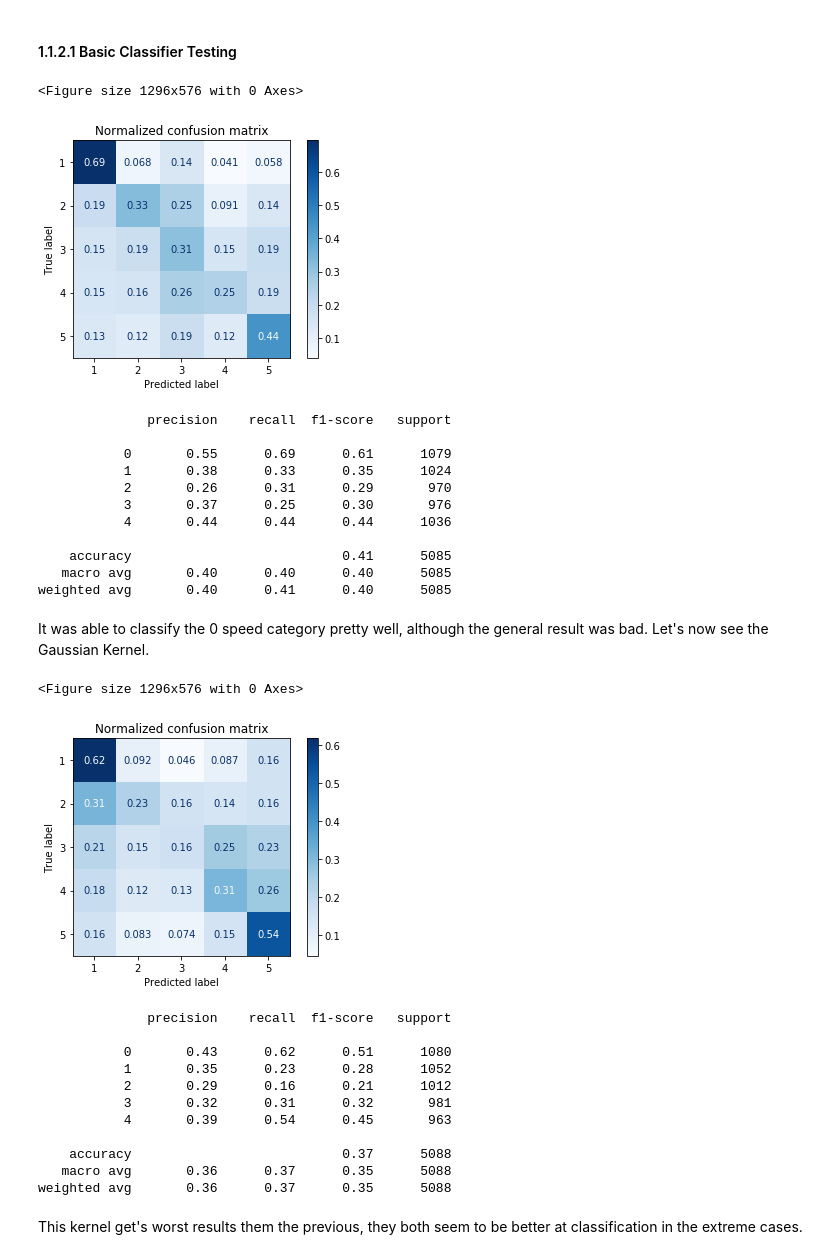
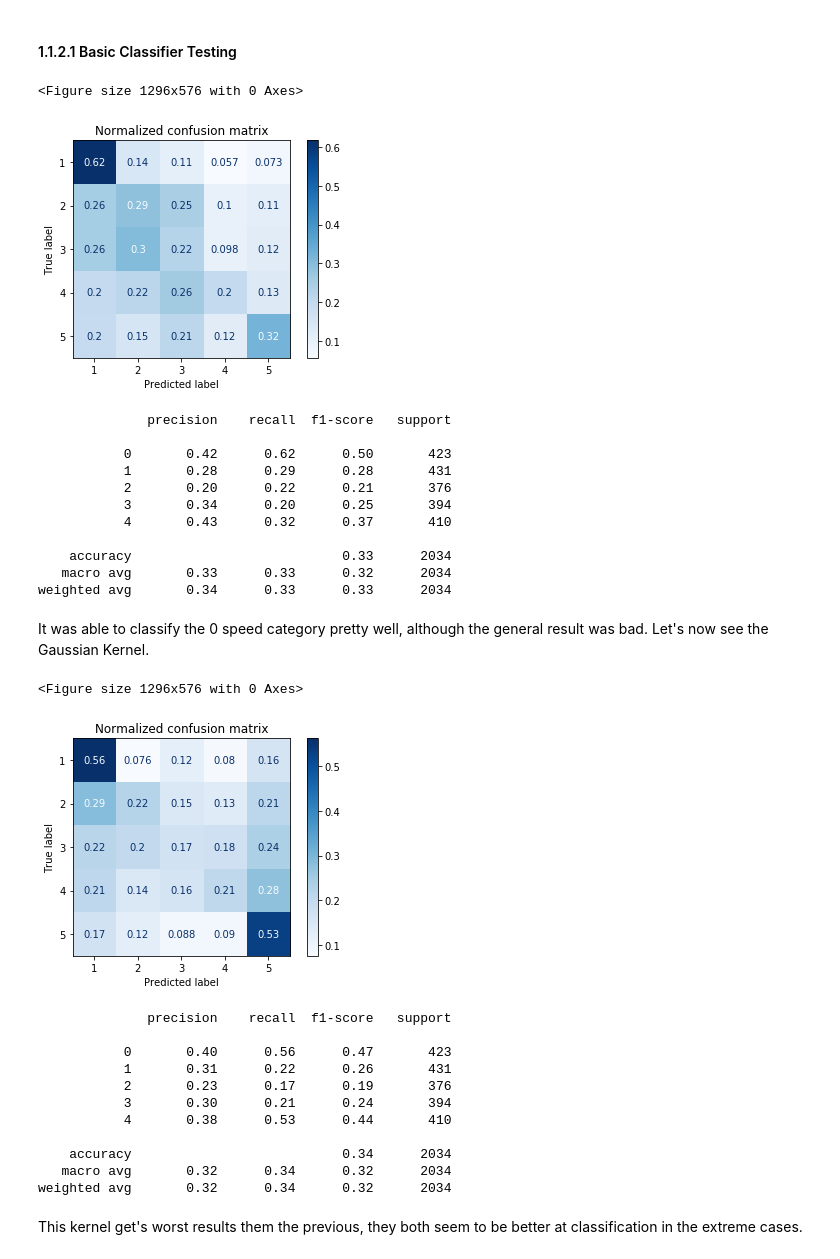
Before and after one commit to PedroCotovio/MLproject, a Jupyter notebook: Task1.ipynb, the cells around one changed output. Saved outputs shown, nothing was run; the diff lists cells and outputs as text; code cells hidden in the pictures.

```diff
--- a/Task1.ipynb
+++ b/Task1.ipynb
@@ -221,12 +223,8 @@ Param Selected:  548.5764441274891
 # %% [markdown]
 #### 1.1.1.3 Model Metrics
 # %%
-# Split the data into a training set and a test set
-X_train, X_test, y_train, y_test = train_test_split(Bl, my, random_state=0)
-#Fit classifier
-logit.fit(X_train, y_train)
 #Confusion Matrix
-plt, metrics= model_metrics(X_test,y_test, logit, [1,2,3,4,5])
+plt, metrics= model_metrics(Bl, my, logit, [1,2,3,4,5])
 plt.show()
 print(metrics)
 # %% [output]
@@ -264,26 +250,25 @@ We start with the Polynomial kernel
 # %% [markdown]
 #### 1.1.2.1 Basic Classifier Testing
 # %%
-X_train, X_test, y_train, y_test = train_test_split(Bl, my, random_state=0)
 svclassifier = SVC(kernel='poly', degree=5, C=1)
 svclassifier.fit(X_train, y_train)
 plt, metrics= model_metrics(X_test,y_test, svclassifier, [1,2,3,4,5])
 plt.show()
 print(metrics)
 # %% [output]
 <Figure size 1296x576 with 0 Axes>
-[figure, old version]
+[figure, new version]
               precision    recall  f1-score   support
 
-           0       0.55      0.69      0.61      1079
-           1       0.38      0.33      0.35      1024
-           2       0.26      0.31      0.29       970
-           3       0.37      0.25      0.30       976
-           4       0.44      0.44      0.44      1036
+           0       0.42      0.62      0.50       423
+           1       0.28      0.29      0.28       431
+           2       0.20      0.22      0.21       376
+           3       0.34      0.20      0.25       394
+           4       0.43      0.32      0.37       410
 
-    accuracy                           0.41      5085
-   macro avg       0.40      0.40      0.40      5085
-weighted avg       0.40      0.41      0.40      5085
+    accuracy                           0.33      2034
+   macro avg       0.33      0.33      0.32      2034
+weighted avg       0.34      0.33      0.33      2034
 # %% [markdown]
 It was able to classify the 0 speed category pretty well, although the general result was bad. Let's now see the Gaussian Kernel.
 # %%
@@ -294,18 +279,18 @@ plt.show()
 print(metrics)
 # %% [output]
 <Figure size 1296x576 with 0 Axes>
-[figure, old version]
+[figure, new version]
               precision    recall  f1-score   support
 
-           0       0.43      0.62      0.51      1080
-           1       0.35      0.23      0.28      1052
-           2       0.29      0.16      0.21      1012
-           3       0.32      0.31      0.32       981
-           4       0.39      0.54      0.45       963
+           0       0.40      0.56      0.47       423
+           1       0.31      0.22      0.26       431
+           2       0.23      0.17      0.19       376
+           3       0.30      0.21      0.24       394
+           4       0.38      0.53      0.44       410
 
-    accuracy                           0.37      5088
-   macro avg       0.36      0.37      0.35      5088
-weighted avg       0.36      0.37      0.35      5088
+    accuracy                           0.34      2034
+   macro avg       0.32      0.34      0.32      2034
+weighted avg       0.32      0.34      0.32      2034
 # %% [markdown]
 This kernel get's worst results them the previous, they both seem to be better at classification in the extreme cases.
 # %% [markdown]
```
Also changed, not shown: parts of 7 cells of this notebook, 2 other files.
